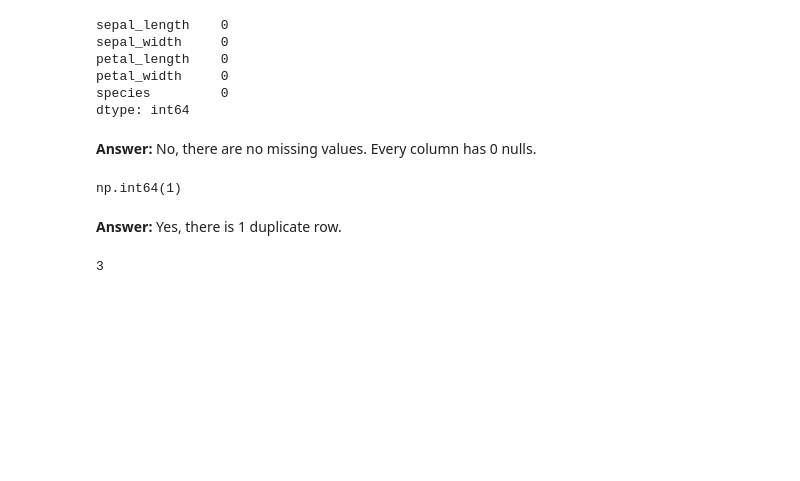
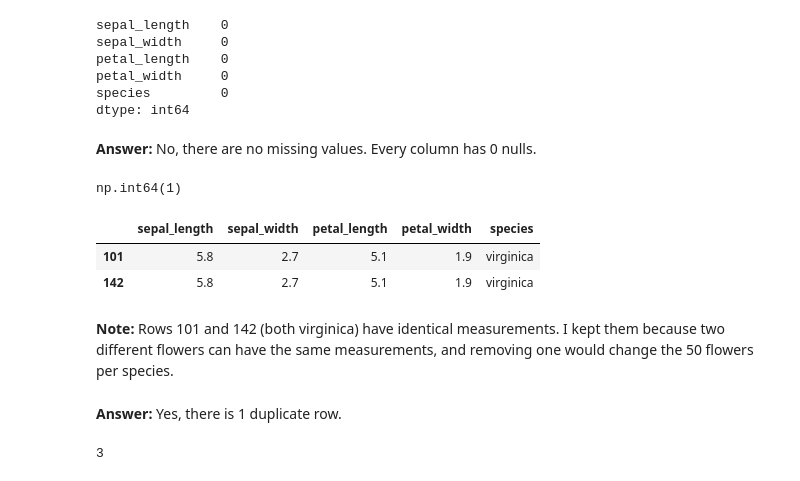
Before and after one commit to momaoalo/iris_analysis_Mohammed_Almogbel, a Jupyter notebook: iris_analysis.ipynb, the cells around one changed output. Drawn from its saved outputs; the diff is of its cells as text; code cells hidden in the pictures; blank space fills up the shorter version.

```diff
--- a/iris_analysis.ipynb
+++ b/iris_analysis.ipynb
@@ -79,6 +88,15 @@ dtype: int64
 df.duplicated().sum()
 # %% [output]
 np.int64(1)
+# %%
+# Q3 (extra): Show the duplicated rows
+df[df.duplicated(keep=False)]
+# %% [output]
+|  | sepal_length | sepal_width | petal_length | petal_width | species |
+| 101 | 5.8 | 2.7 | 5.1 | 1.9 | virginica |
+| 142 | 5.8 | 2.7 | 5.1 | 1.9 | virginica |
+# %% [markdown]
+**Note:** Rows 101 and 142 (both virginica) have identical measurements. I kept them because two different flowers can have the same measurements, and removing one would change the 50 flowers per species.
 # %% [markdown]
 **Answer:** Yes, there is 1 duplicate row.
 # %%
```
Also changed, not shown: parts of 6 cells of this notebook.
